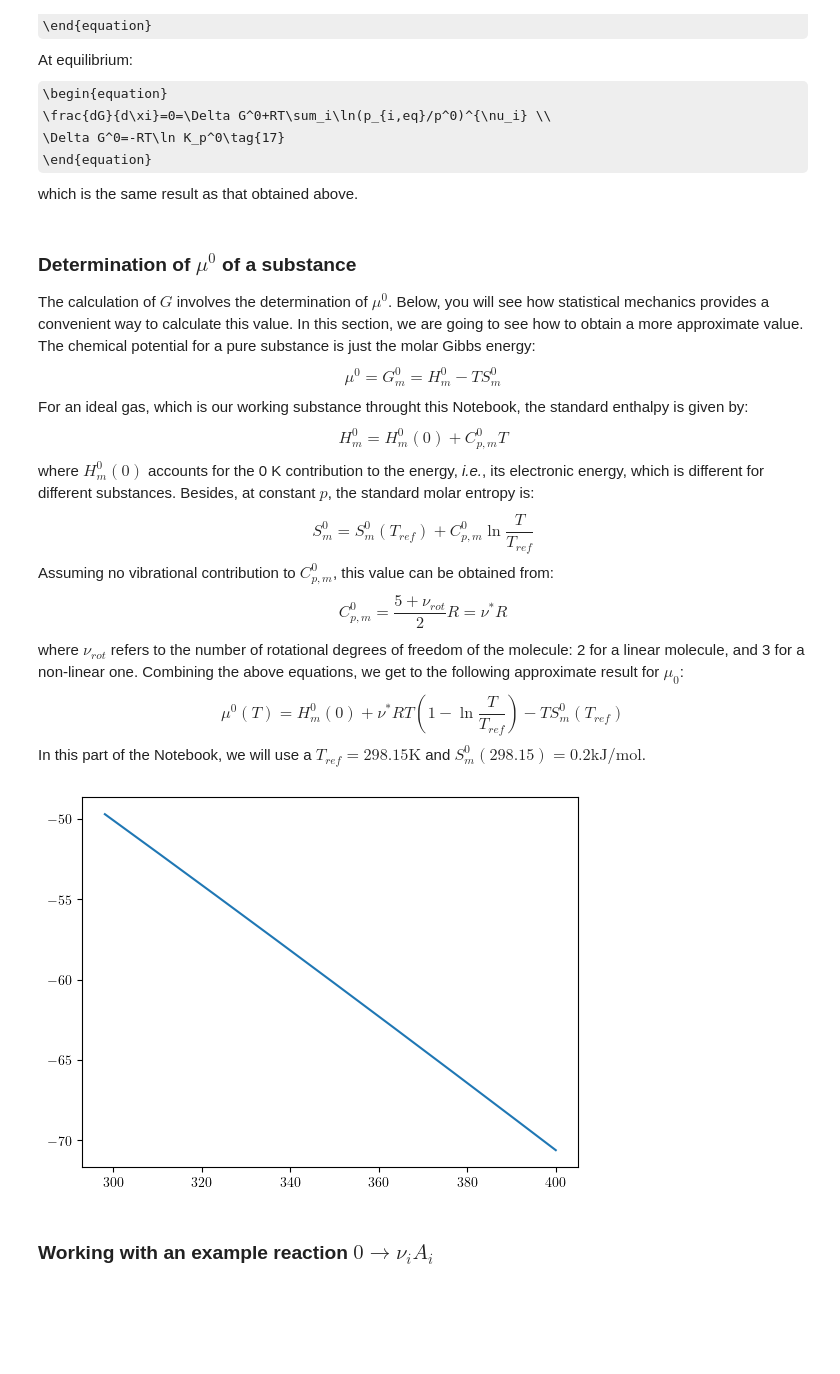
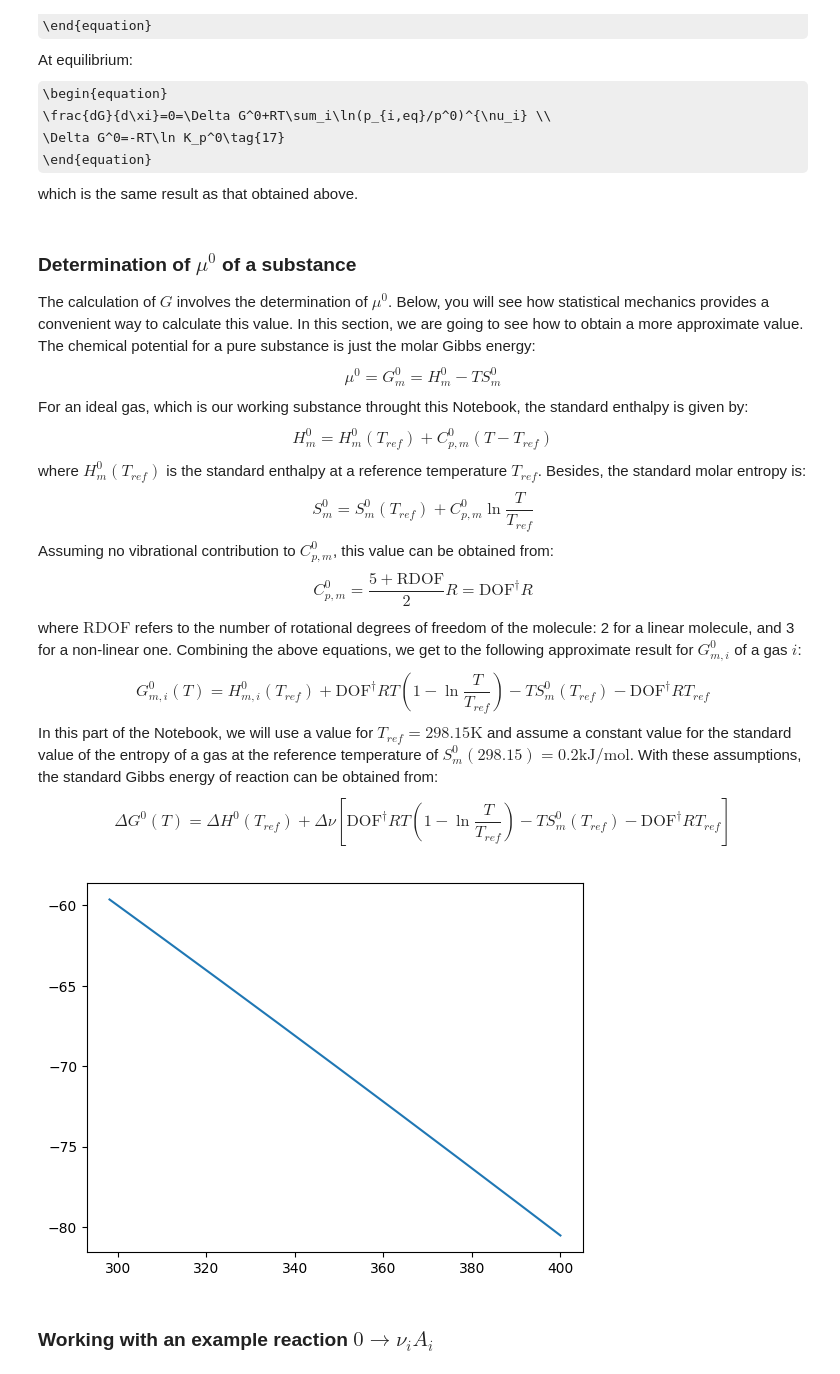
Before and after one commit to emartineznunez/Kp, a Jupyter notebook: scripts/Kp.ipynb, the cells around one changed output. Saved outputs shown, nothing was run; the diff lists cells and outputs as text; code cells hidden in the pictures; some formulas as TeX source; blank space fills up the shorter version.

```diff
--- a/scripts/Kp.ipynb
+++ b/scripts/Kp.ipynb
@@ -99,50 +99,54 @@ The calculation of $G$ involves the determination of $\mu^0$. Below, you will se
 \end{equation}
 For an ideal gas, which is our working substance throught this Notebook, the standard enthalpy is given by:
 \begin{equation}
-    H_m^0=H_m^0(0)+C_{p,m}^0T \tag{19}
+    H_m^0=H_m^0(T_{ref})+C_{p,m}^0(T-T_{ref}) \tag{19}
 \end{equation}
-where $H_m^0(0)$ accounts for the 0 K contribution to the energy, _i.e._, its electronic energy, which is different for different substances. Besides, at constant $p$, the standard molar entropy is:
+where $H_m^0(T_{ref})$ is the standard enthalpy at a reference temperature $T_{ref}$. Besides, the standard molar entropy is:
 \begin{equation}
     S_m^0=S_m^0(T_{ref})+C_{p,m}^0\ln\frac{T}{T_{ref}} \tag{20}
 \end{equation}
 Assuming no vibrational contribution to $C_{p,m}^0$, this value can be obtained from:
 \begin{equation}
-    C_{p,m}^0=\frac{5+\nu_{rot}}{2}R=\nu^*R \tag{21}
+    C_{p,m}^0=\frac{5+\mathrm{RDOF}}{2}R=\mathrm{DOF}^{\dagger} R \tag{21}
 \end{equation}
-where $\nu_{rot}$ refers to the number of rotational degrees of freedom of the molecule: 2 for a linear molecule, and 3 for a non-linear one.
-Combining the above equations, we get to the following approximate result for $\mu_0$:
+where $\mathrm{RDOF}$ refers to the number of rotational degrees of freedom of the molecule: 2 for a linear molecule, and 3 for a non-linear one.
+Combining the above equations, we get to the following approximate result for $G_{m,i}^0$ of a gas $i$:
 \begin{equation}
- \mu^0(T)= H_m^0(0)+\nu^*RT\left(1-\ln \frac{T}{T_{ref}}\right)-TS_m^0(T_{ref})  \tag{22}
+ G_{m,i}^0(T)= H_{m,i}^0(T_{ref})+\mathrm{DOF}^{\dagger}RT\left(1-\ln \frac{T}{T_{ref}}\right)-TS_m^0(T_{ref})-\mathrm{DOF}^{\dagger}RT_{ref}  \tag{22}
 \end{equation}
-In this part of the Notebook, we will use a $T_{ref}=298.15 \mathrm{K}$ and $S_m^0(298.15)=0.2 \mathrm{kJ}/\mathrm{mol}$.
+In this part of the Notebook, we will use a value for $T_{ref}=298.15 \mathrm{K}$ and assume a constant value for the standard value of the entropy of a gas at the reference temperature of $S_m^0(298.15)=0.2 \mathrm{kJ}/\mathrm{mol}$.
+With these assumptions, the standard Gibbs energy of reaction can be obtained from:
+\begin{equation}
+ \Delta G^0(T)= \Delta H^0(T_{ref})+\Delta \nu\left[\mathrm{DOF}^{\dagger}RT\left(1-\ln \frac{T}{T_{ref}}\right)-TS_m^0(T_{ref})-\mathrm{DOF}^{\dagger}RT_{ref}\right]  \tag{23}
+\end{equation}
 # %%
-#@title Test of $\mu^0(T)$ (eq 22). The user must provide $H_m^0(0)$, and whether the molecule is linear or not.
+#@title Test of $G_m^0(T)$ (eq 22). The user must provide $H_m^0(T_{ref})$, and whether the molecule is linear or not.
 # Defining some constants
 m_u    = 1.66053886e-27      # atomic mass constant in kg
 h      = 6.6260693e-34       # Planck's constant in J*s
 k_B    = 1.3806505e-23       # Boltzmann's constant in J/K
 c      = 2.99792558e8        # Speed of light in m/s
 bar2Pa = 1e5                 # 1 bar to N/m**2
 Pa2bar = 1e-5                # 1 Pa=N/m**2 to bar
 p0     = 1                   # standard pressure in bar
 R      = 8.314472e-3         # Gas constant in kJ/(K mol)
 H2kcal = 627.509             # Hartree to kcal/mol
 H2kJ   = 2625.5              # Hartree to kJ/mol
 Rbar   = 0.0831446618        # R in bar L / (mol K)
 
 import numpy as np
 import matplotlib.pyplot as plt
 
 def mu_T(H0,lin,T):
-  if lin: nustar = 3.5
-  else:   nustar = 4
-  return H0 + nustar * R * T * ( 1 - np.log(T/298.15)) - 0.2 * T
+  if lin: dof = 3.5
+  else:   dof = 4
+  return H0 + dof * R * T * ( 1 - np.log(T/298.15)) - 0.2 * T - dof * R * 298.15
 
 T = np.linspace(298.15,400,1000)
 plt.plot(T,mu_T(0,False,T))
 plt.show()
 # %% [output]
-[figure, old version]
+[figure, new version]
 # %% [markdown]
 ### **Working with an example reaction $0→\nu_iA_i$**
 # %%
```
